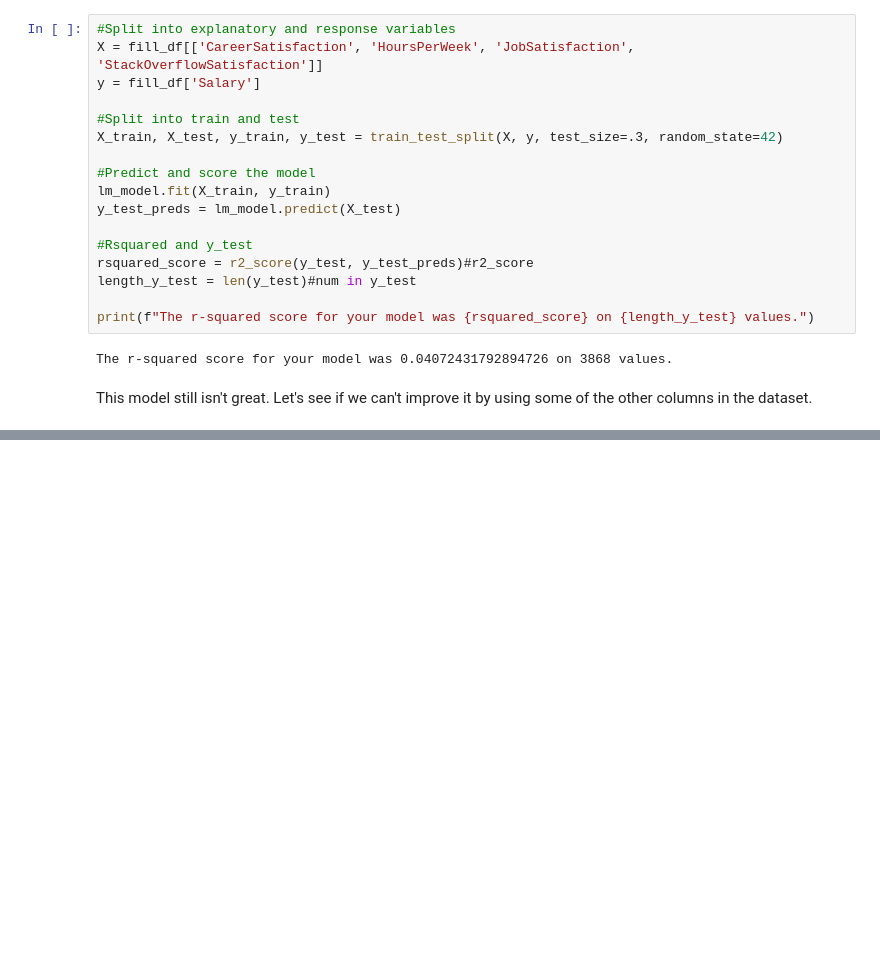
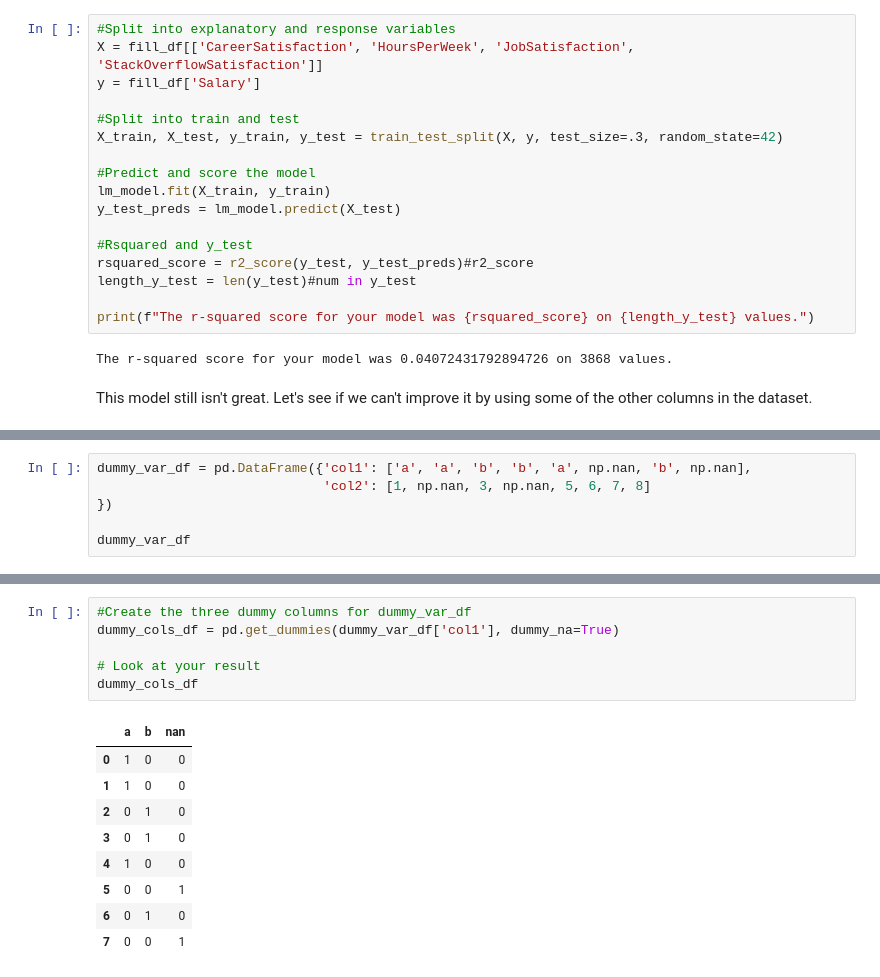
Before and after one commit to eatPizza311/Udacity-DSND, a Jupyter notebook: L1-Introduction to Data Science/CRISP_DM/CRISP-DM_quiz.ipynb, the cells around one changed output, grey strips where cells are left out. Cells and saved outputs as stored; diff of their text form; blank space fills up the shorter version.

```diff
--- a/L1-Introduction to Data Science/CRISP_DM/CRISP-DM_quiz.ipynb
+++ b/L1-Introduction to Data Science/CRISP_DM/CRISP-DM_quiz.ipynb
@@ -1061,0 +1120,6 @@ This model still isn't great.  Let's see if we can't improve it by using some of
+# %%
+dummy_var_df = pd.DataFrame({'col1': ['a', 'a', 'b', 'b', 'a', np.nan, 'b', np.nan],
+                             'col2': [1, np.nan, 3, np.nan, 5, 6, 7, 8]
+})
+
+dummy_var_df
@@ -1061,0 +1168,16 @@ This model still isn't great.  Let's see if we can't improve it by using some of
+# %%
+#Create the three dummy columns for dummy_var_df
+dummy_cols_df = pd.get_dummies(dummy_var_df['col1'], dummy_na=True)
+
+# Look at your result
+dummy_cols_df
+# %% [output]
+|  | a | b | nan |
+| 0 | 1 | 0 | 0 |
+| 1 | 1 | 0 | 0 |
+| 2 | 0 | 1 | 0 |
+| 3 | 0 | 1 | 0 |
+| 4 | 1 | 0 | 0 |
+| 5 | 0 | 0 | 1 |
+| 6 | 0 | 1 | 0 |
+| 7 | 0 | 0 | 1 |
```
Also changed, not shown: parts of 20 cells of this notebook.
